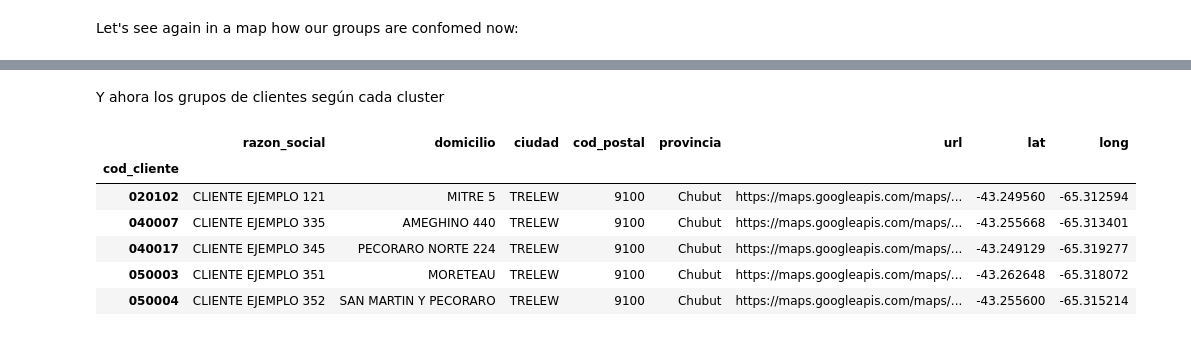
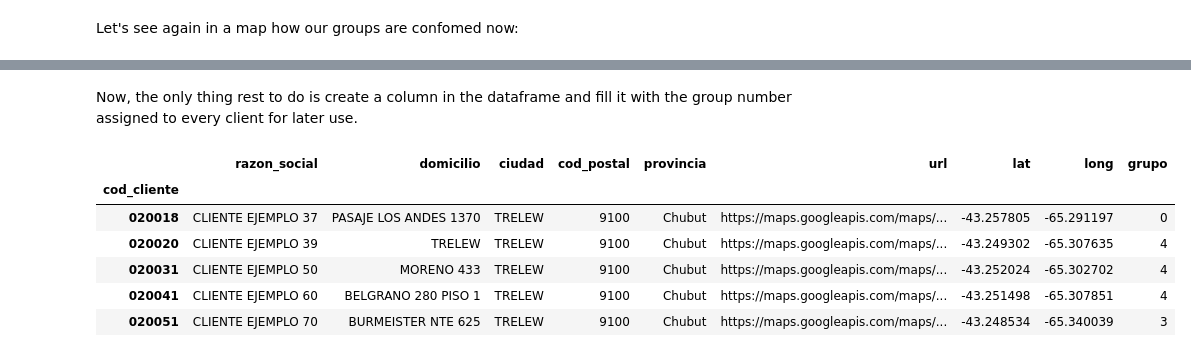
Before and after one commit to jltaglia/Scientific-Computing-with-Python-Projects, a Jupyter notebook: 7 - K-means/client_zoning.ipynb, the cells around one changed output, grey strips where cells are left out. Saved outputs shown, nothing was run; the diff lists cells and outputs as text; code cells hidden in the pictures.

```diff
--- a/7 - K-means/client_zoning.ipynb
+++ b/7 - K-means/client_zoning.ipynb
@@ -372,14 +379,14 @@ for g in range(0,n):
 4 = 60
-# %% [markdown]
-Y ahora los grupos de clientes según cada cluster
+# %% [markdown]
+Now, the only thing rest to do is create a column in the dataframe and fill it with the group number assigned to every client for later use.
 # %%
-cli1 = clientes.loc[y[etiquetas==0]]
+cli1 = clientes.assign(grupo = etiquetas)
 cli1.head()
 # %% [output]
-|  | razon_social | domicilio | ciudad | cod_postal | provincia | url | lat | long |
-| cod_cliente |  |  |  |  |  |  |  |  |
-| 020102 | CLIENTE EJEMPLO 121 | MITRE 5 | TRELEW | 9100 | Chubut | https://maps.googleapis.com/maps/... | -43.249560 | -65.312594 |
-| 040007 | CLIENTE EJEMPLO 335 | AMEGHINO 440 | TRELEW | 9100 | Chubut | https://maps.googleapis.com/maps/... | -43.255668 | -65.313401 |
-| 040017 | CLIENTE EJEMPLO 345 | PECORARO NORTE 224 | TRELEW | 9100 | Chubut | https://maps.googleapis.com/maps/... | -43.249129 | -65.319277 |
-| 050003 | CLIENTE EJEMPLO 351 | MORETEAU | TRELEW | 9100 | Chubut | https://maps.googleapis.com/maps/... | -43.262648 | -65.318072 |
-| 050004 | CLIENTE EJEMPLO 352 | SAN MARTIN Y PECORARO | TRELEW | 9100 | Chubut | https://maps.googleapis.com/maps/... | -43.255600 | -65.315214 |
+|  | razon_social | domicilio | ciudad | cod_postal | provincia | url | lat | long | grupo |
+| cod_cliente |  |  |  |  |  |  |  |  |  |
+| 020018 | CLIENTE EJEMPLO 37 | PASAJE LOS ANDES 1370 | TRELEW | 9100 | Chubut | https://maps.googleapis.com/maps/... | -43.257805 | -65.291197 | 0 |
+| 020020 | CLIENTE EJEMPLO 39 | TRELEW | TRELEW | 9100 | Chubut | https://maps.googleapis.com/maps/... | -43.249302 | -65.307635 | 4 |
+| 020031 | CLIENTE EJEMPLO 50 | MORENO 433 | TRELEW | 9100 | Chubut | https://maps.googleapis.com/maps/... | -43.252024 | -65.302702 | 4 |
+| 020041 | CLIENTE EJEMPLO 60 | BELGRANO 280 PISO 1 | TRELEW | 9100 | Chubut | https://maps.googleapis.com/maps/... | -43.251498 | -65.307851 | 4 |
+| 020051 | CLIENTE EJEMPLO 70 | BURMEISTER NTE 625 | TRELEW | 9100 | Chubut | https://maps.googleapis.com/maps/... | -43.248534 | -65.340039 | 3 |
```
Also changed, not shown: parts of 29 cells of this notebook.
